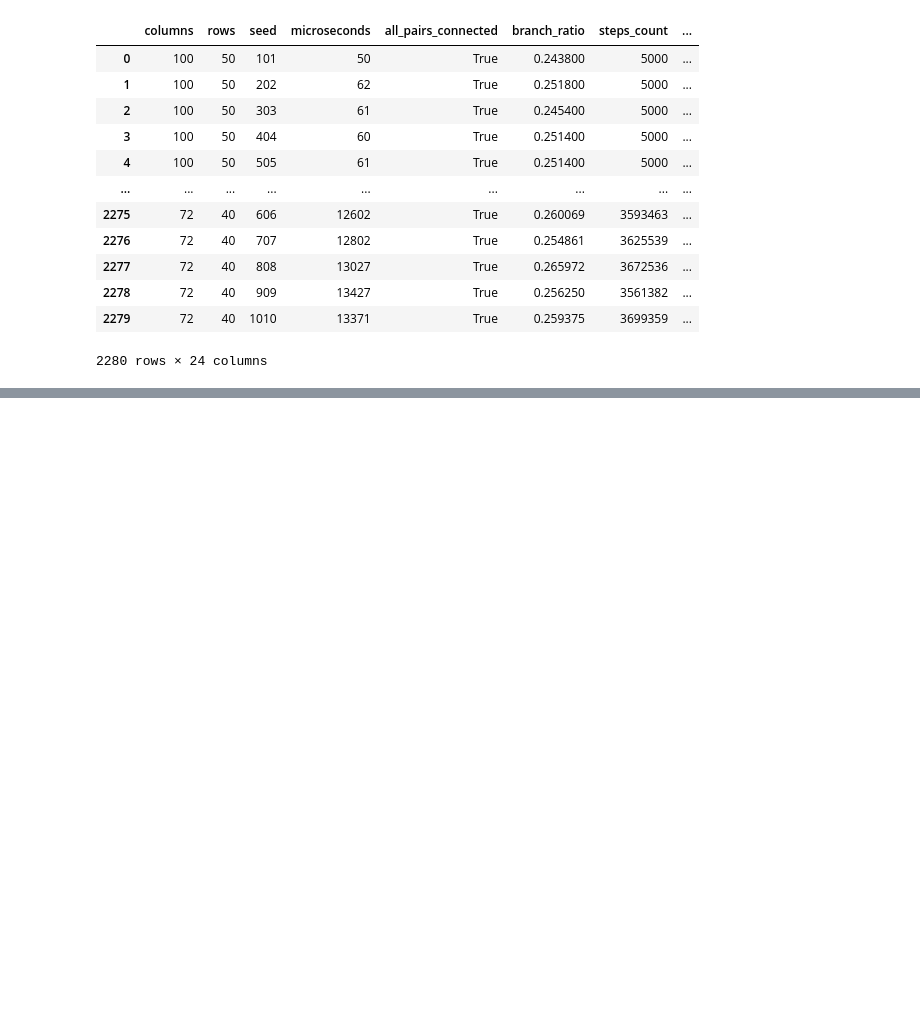
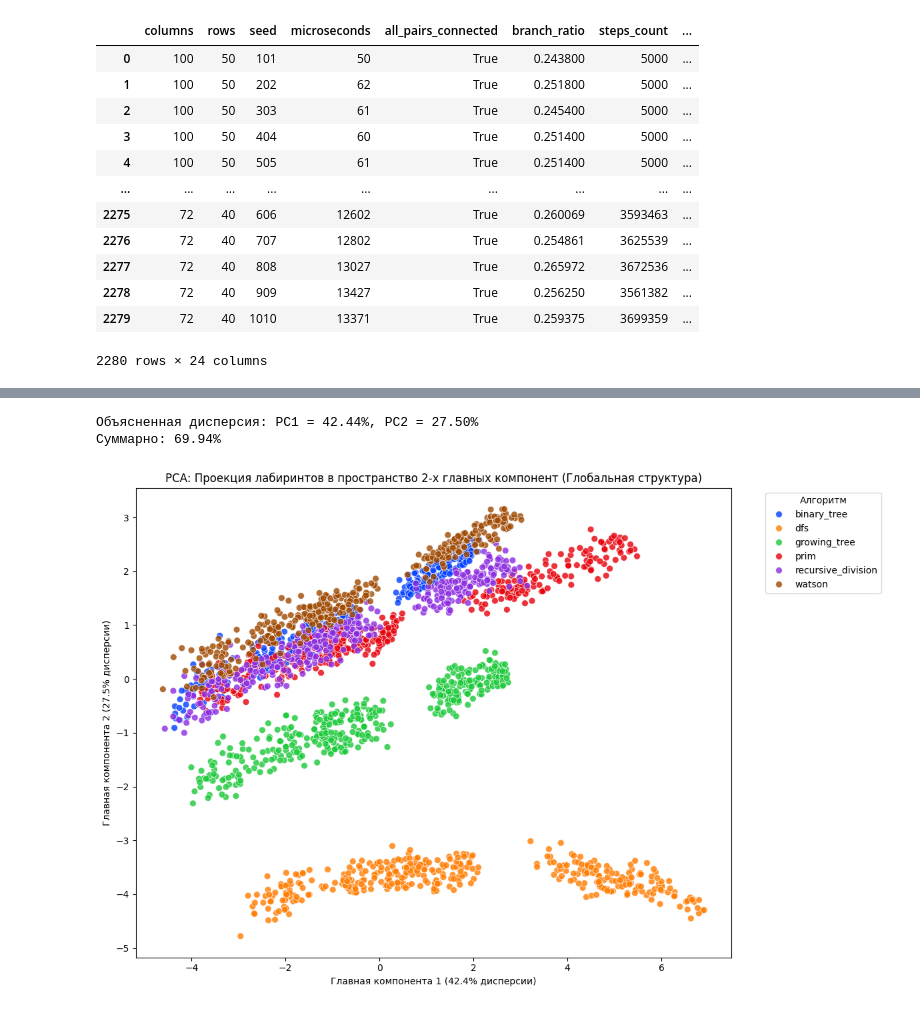
Before and after one commit to MIvi-test/labirit, a Jupyter notebook: analisys/statiscic.ipynb, the cells around one changed output, grey strips where cells are left out. Cells and saved outputs as stored; diff of their text form; code cells hidden in the pictures; blank space fills up the shorter version.

```diff
--- a/analisys/statiscic.ipynb
+++ b/analisys/statiscic.ipynb
@@ -96,0 +111,17 @@ ValueError: could not convert string to float: 'binary_tree'
+# %%
+print(f"Объясненная дисперсия: PC1 = {pca.explained_variance_ratio_[0]:.2%}, PC2 = {pca.explained_variance_ratio_[1]:.2%}")
+print(f"Суммарно: {sum(pca.explained_variance_ratio_):.2%}")
+# %% [output]
+Объясненная дисперсия: PC1 = 42.44%, PC2 = 27.50%
+Суммарно: 69.94%
+# %%
+plt.figure(figsize=(12, 8))
+sns.scatterplot(data=df_pca, x='PC1', y='PC2', hue='benchmark', palette='bright', s=50, alpha=0.8)
+plt.title('PCA: Проекция лабиринтов в пространство 2-х главных компонент (Глобальная структура)')
+plt.xlabel(f'Главная компонента 1 ({pca.explained_variance_ratio_[0]:.1%} дисперсии)')
+plt.ylabel(f'Главная компонента 2 ({pca.explained_variance_ratio_[1]:.1%} дисперсии)')
+plt.legend(bbox_to_anchor=(1.05, 1), loc='upper left', title='Алгоритм')
+plt.tight_layout()
+plt.show()
+# %% [output]
+[figure, added]
```
Also changed, not shown: parts of 11 cells of this notebook, 1 other file.
